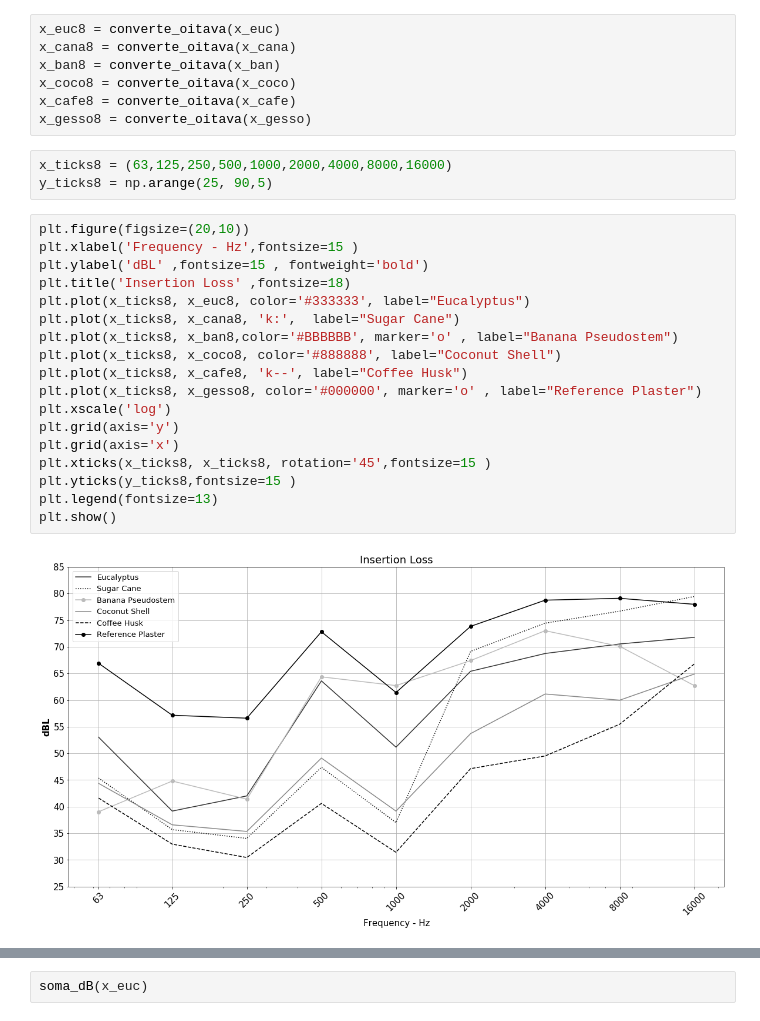
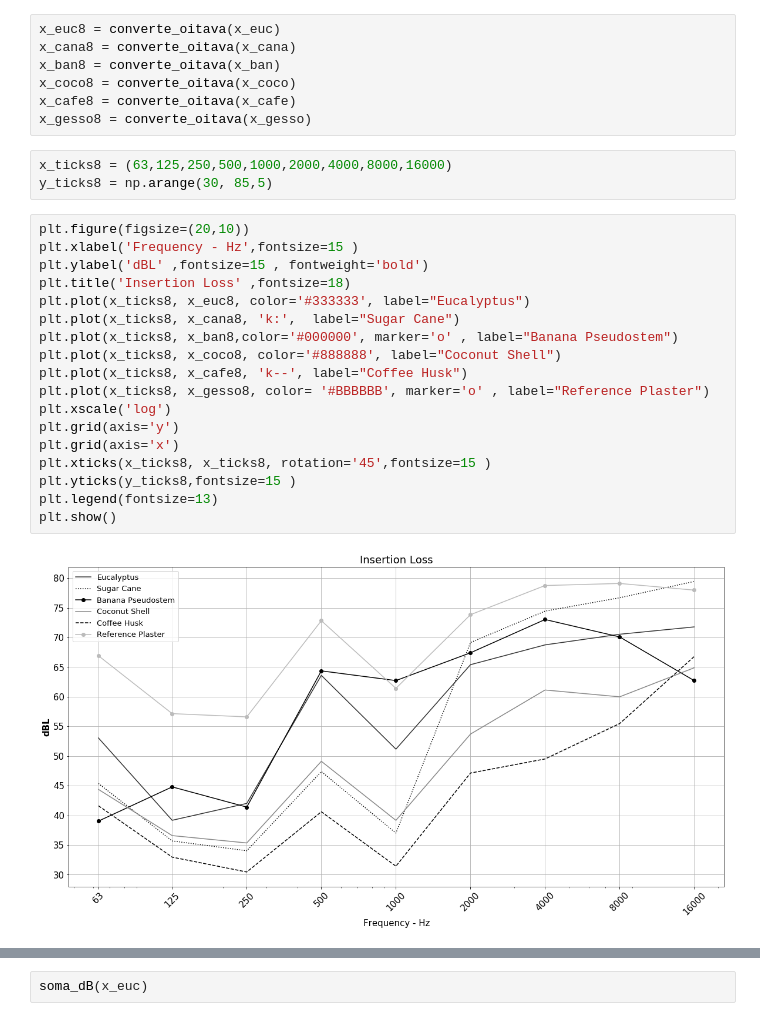
Before and after one commit to douglashsabreu/Artigo-Patr-cia-e-Belis-rio, a Jupyter notebook: Plot_placas_cimenticeas.ipynb, the cells around one changed output, grey strips where cells are left out. Cells and saved outputs as stored; diff of their text form.

```diff
--- a/Plot_placas_cimenticeas.ipynb
+++ b/Plot_placas_cimenticeas.ipynb
@@ -111,27 +111,27 @@ x_cafe8 = converte_oitava(x_cafe)
 x_gesso8 = converte_oitava(x_gesso)
 # %%
 x_ticks8 = (63,125,250,500,1000,2000,4000,8000,16000)
-y_ticks8 = np.arange(25, 90,5)
+y_ticks8 = np.arange(30, 85,5)
 # %%
 plt.figure(figsize=(20,10))
 plt.xlabel('Frequency - Hz',fontsize=15 )
 plt.ylabel('dBL' ,fontsize=15 , fontweight='bold')
 plt.title('Insertion Loss' ,fontsize=18)
 plt.plot(x_ticks8, x_euc8, color='#333333', label="Eucalyptus")
 plt.plot(x_ticks8, x_cana8, 'k:',  label="Sugar Cane")
-plt.plot(x_ticks8, x_ban8,color='#BBBBBB', marker='o' , label="Banana Pseudostem")
+plt.plot(x_ticks8, x_ban8,color='#000000', marker='o' , label="Banana Pseudostem")
 plt.plot(x_ticks8, x_coco8, color='#888888', label="Coconut Shell")
 plt.plot(x_ticks8, x_cafe8, 'k--', label="Coffee Husk")
-plt.plot(x_ticks8, x_gesso8, color='#000000', marker='o' , label="Reference Plaster")
+plt.plot(x_ticks8, x_gesso8, color= '#BBBBBB', marker='o' , label="Reference Plaster")
 plt.xscale('log')
 plt.grid(axis='y')
 plt.grid(axis='x')
 plt.xticks(x_ticks8, x_ticks8, rotation='45',fontsize=15 )
 plt.yticks(y_ticks8,fontsize=15 )
 plt.legend(fontsize=13)
 plt.show()
 # %% [output]
-[figure, old version]
+[figure, new version]
 # %%
 # set width of bar
 barWidth = 0.135
```
Also changed, not shown: parts of 12 cells of this notebook.
